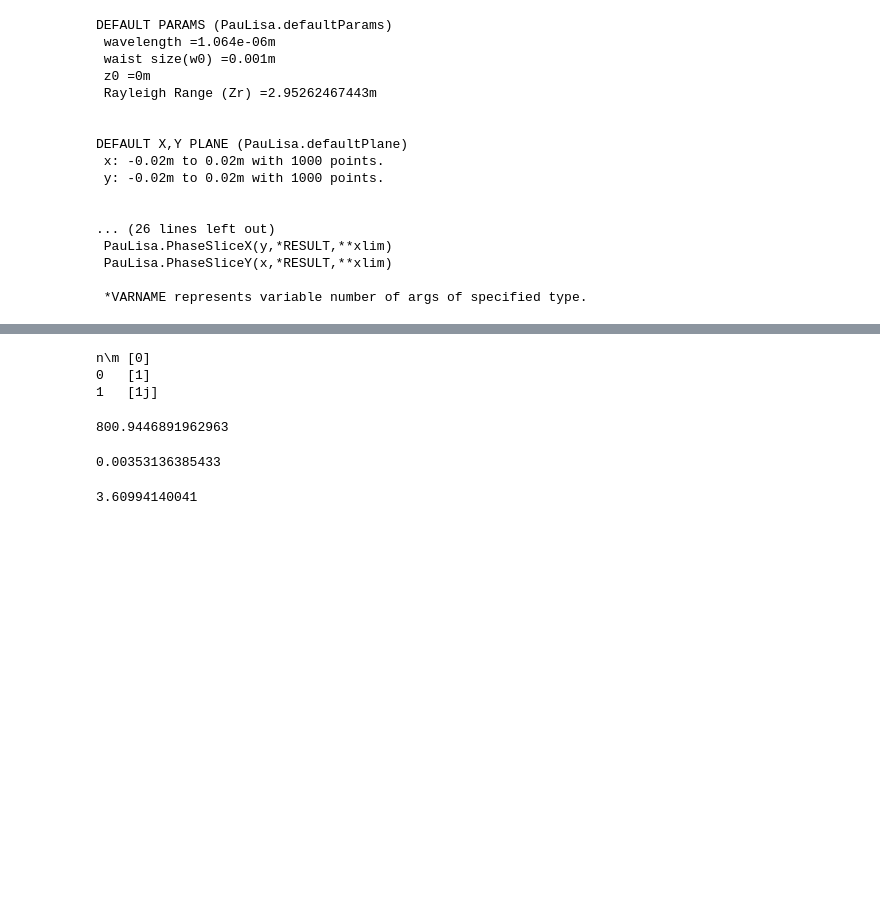
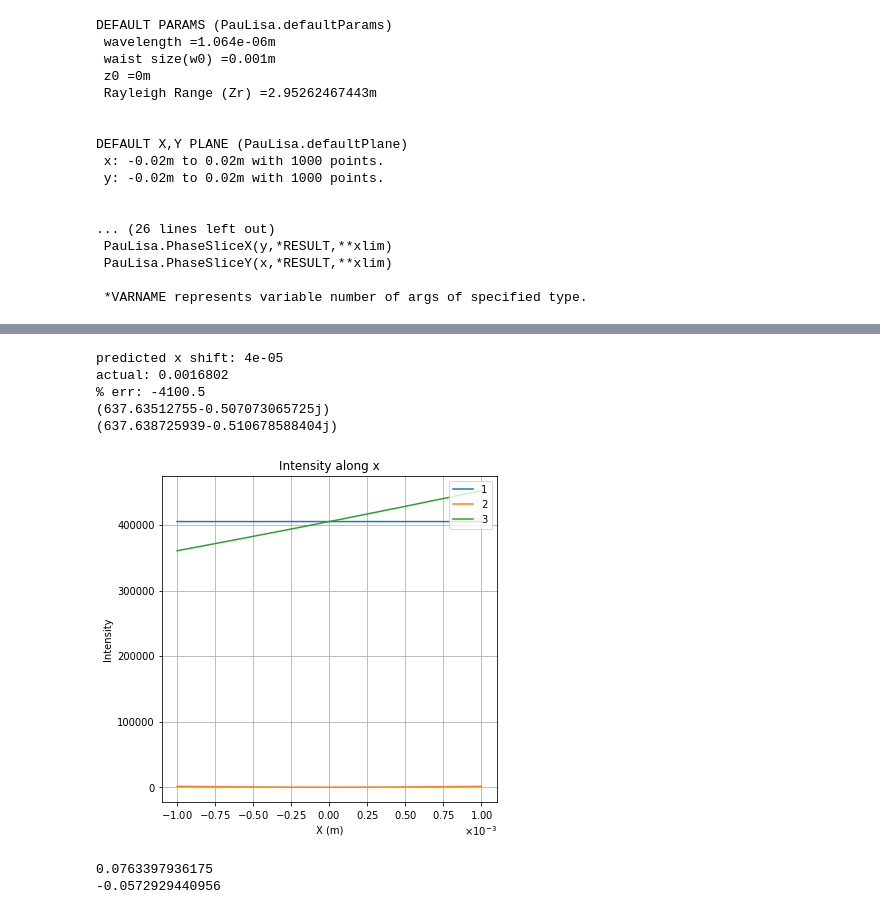
Before and after one commit to Edwards-Paul/Python-HG-Modes, a Jupyter notebook: HG Modes/main.ipynb, the cells around one changed output, grey strips where cells are left out. Saved outputs shown, nothing was run; the diff lists cells and outputs as text; code cells hidden in the pictures; blank space fills up the shorter version.

```diff
--- a/HG Modes/main.ipynb
+++ b/HG Modes/main.ipynb
@@ -109,18 +21,51 @@ print sum
-# %%
-pl.ShowModes(m01)
-# %% [output]
-n\m [0]
-0   [1]
-1   [1j]
-# %%
-print pl.HermPol(m1,1,[0,1],10,a)
-# %% [output]
-800.9446891962963
-# %%
-print(pl.w(10,a))
-# %% [output]
-0.00353136385433
-# %%
-print pl.e**(pl.GouyPhase(10,0,a))
-# %% [output]
-3.60994140041
+# %%
+a=pl.defaultParams
+b=pl.Plane(-1e-3,1e-3,40000,-1e-3,1e-3,3)
+
+
+# Re[a10]/a00 = delta s/wo , w0 = 1e-3
+
+a10 = .04
+a00 = 1
+
+m0 = pl.Modes((0,0,a00))
+m1 = pl.Modes((1,0,a10))
+m01 = pl.Modes((0,0,a00),(1,0,a10))
+
+f0 =pl.Calculate(a,b,m0,0)
+f1 =pl.Calculate(a,b,m1,0)
+f01 = pl.Calculate(a,b,m01,0)
+
+pl.IntensitySliceX(0,f0,f1,f01)
+
+print ("predicted x shift: "+str(pl.np.real(a10)/1*a.w0))
+print ("actual: " + str(pl.peakInt(f01).x[0]-pl.peakInt(f0).x[0]))
+
+print ("% err: " + str(((pl.np.real(a10)/1*a.w0)-(pl.peakInt(f01).x[0]-pl.peakInt(f0).x[0]))*100/(pl.np.real(a10)/1*a.w0)))
+
+print pl.Amplitude(a,2.82e-05,0,0,m01)
+print pl.Amplitude(a,2.83e-05,0,0,m01)
+# %% [output]
+predicted x shift: 4e-05
+actual: 0.0016802
+% err: -4100.5
+(637.63512755-0.507073065725j)
+(637.638725939-0.510678588404j)
+[figure, added]
+# %%
+r = 6.37e6
+w = 7.3e-5
+m = 5.97e24
+g = 6.67e-11
+j= .00108
+a = w**2*r**3/(g*m)
+k = g*m/(r**2)
+b= w**2*r
+
+
+print k*((9/2)*j+a)
+
+print k*(-2*(b/k)+(3/2)*j)
+# %% [output]
+0.0763397936175
+-0.0572929440956
```
Also changed, not shown: parts of 6 cells of this notebook, 3 other files.
